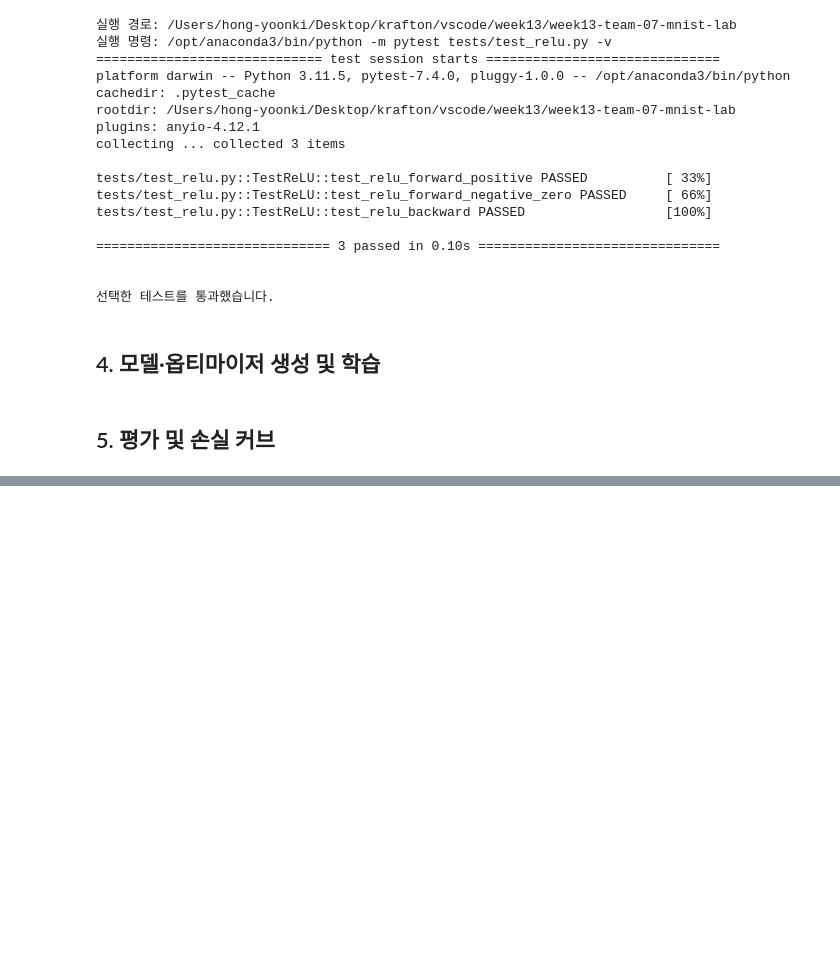
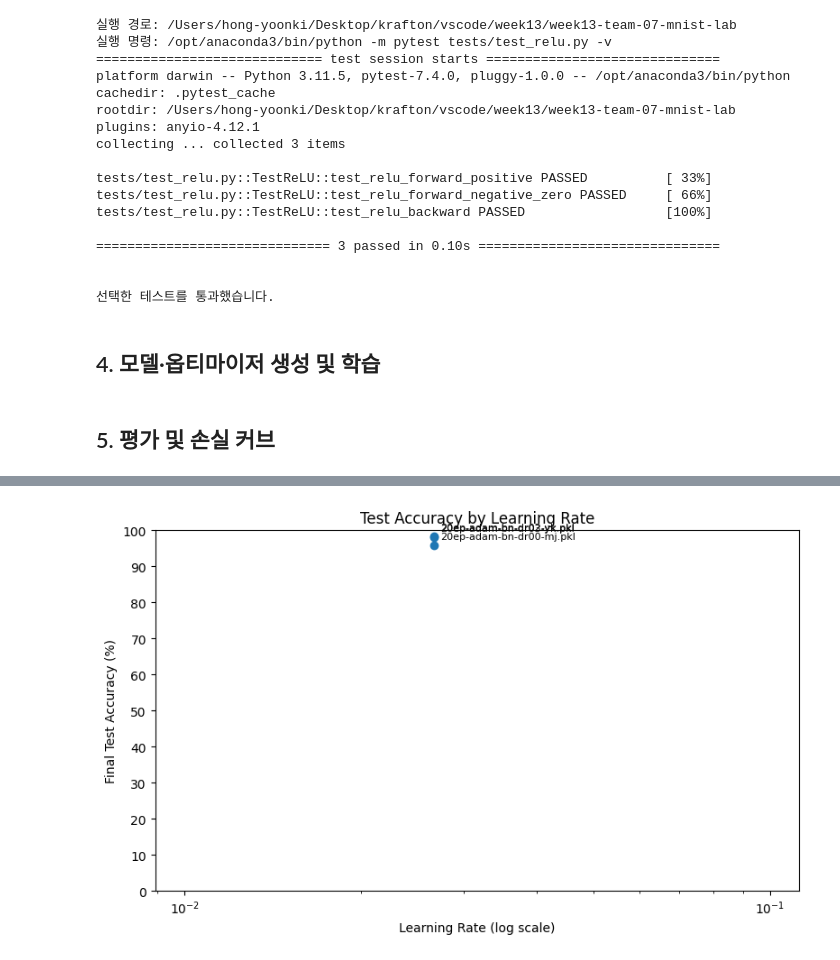
Before and after one commit to Jungle-12-303/week13-team-07-mnist-lab, a Jupyter notebook: mnist_lab.ipynb, the cells around one changed output, grey strips where cells are left out. Cells and saved outputs as stored; diff of their text form; code cells hidden in the pictures; blank space fills up the shorter version.

```diff
--- a/mnist_lab.ipynb
+++ b/mnist_lab.ipynb
@@ -479,0 +464,39 @@ plt.show()
+# %%
+# learning rate 변경에 따른 정확도 비교
+
+import glob, pickle, os
+import matplotlib.pyplot as plt
+
+lrs, accs, labels = [], [], []
+
+for path in model_files:
+    with open(path, "rb") as f:
+        ckpt = pickle.load(f)
+
+    if "training_config" not in ckpt or "results" not in ckpt:
+        continue
+
+    lr = ckpt["training_config"].get("learning_rate")
+    acc = ckpt["results"].get("final_test_acc")
+
+    if lr is not None and acc is not None:
+        lrs.append(lr)
+        accs.append(acc)
+        labels.append(os.path.basename(path))
+
+plt.figure(figsize=(8, 5))
+plt.scatter(lrs, accs)
+
+for x, y, label in zip(lrs, accs, labels):
+    plt.annotate(label, (x, y), fontsize=8, xytext=(5, 5), textcoords="offset points")
+
+plt.xscale("log")
+plt.yticks(range(0, 101, 10))
+plt.ylim(0, 100)
+plt.xlabel("Learning Rate (log scale)")
+plt.ylabel("Final Test Accuracy (%)")
+plt.title("Test Accuracy by Learning Rate")
+plt.tight_layout()
+plt.show()
+# %% [output]
+[figure, added]
```
Also changed, not shown: parts of 8 cells of this notebook, 1 other file.
